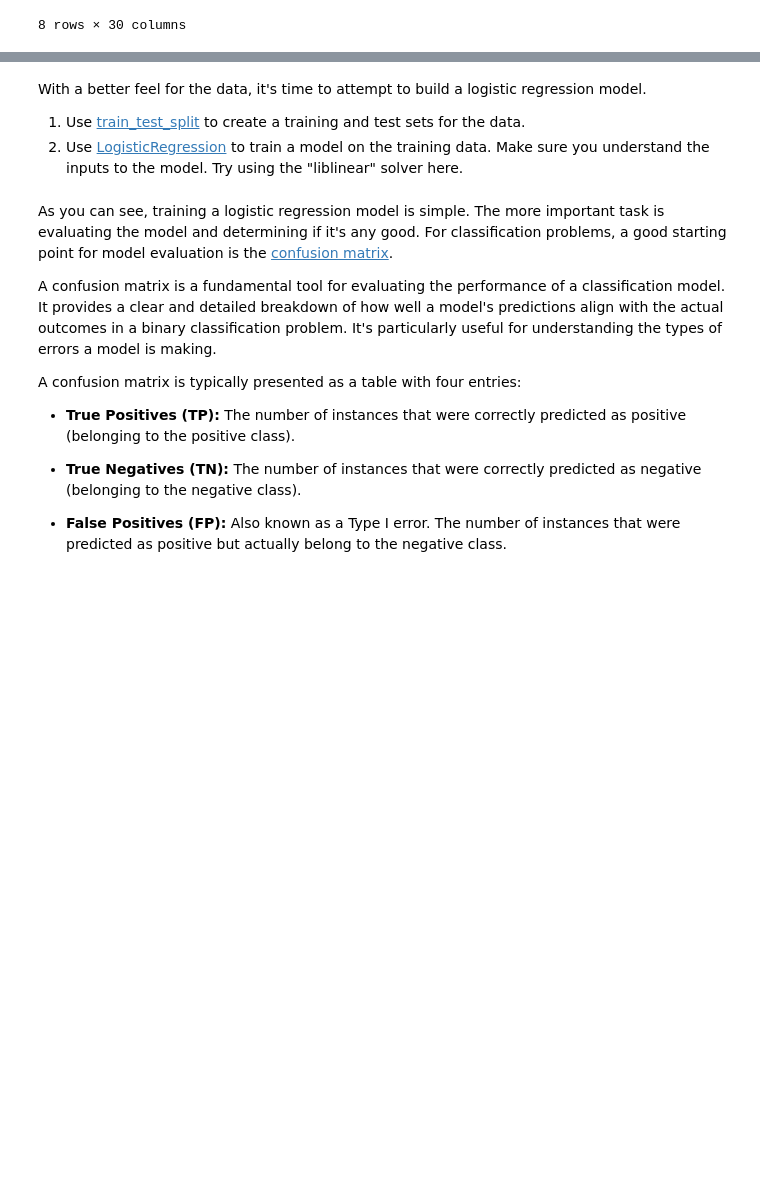
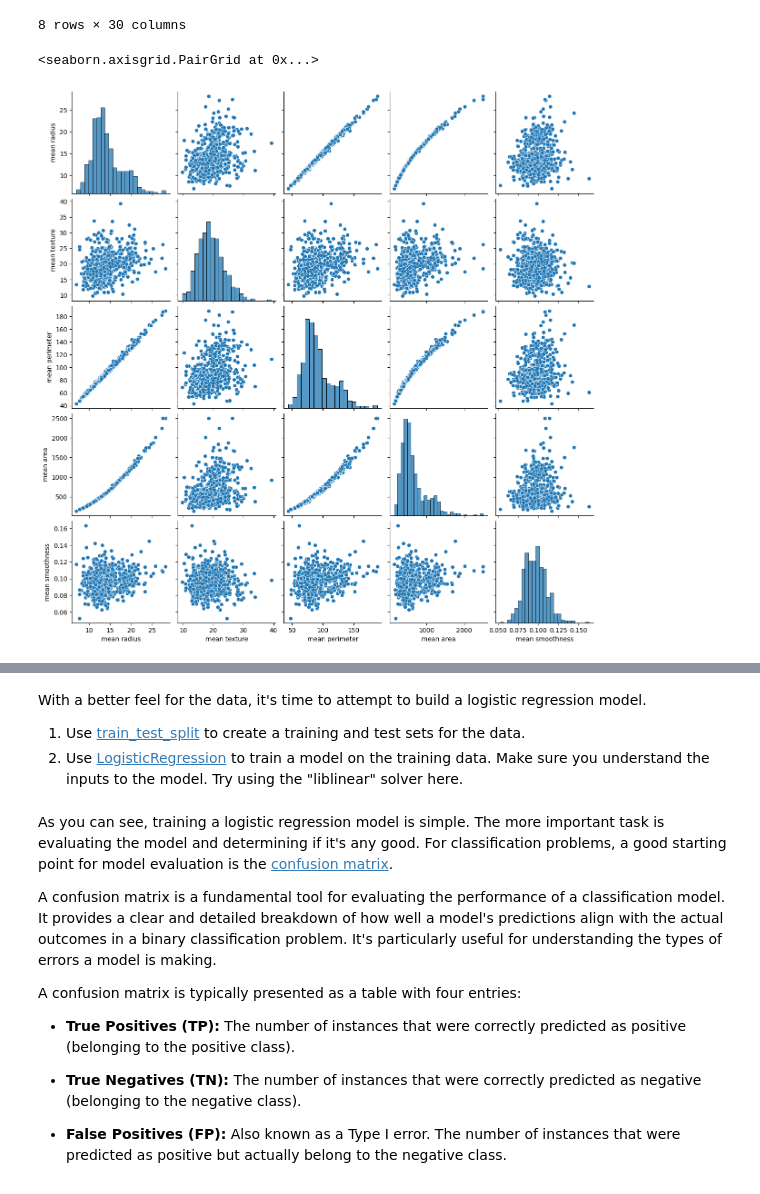
Before and after one commit to kentheman4AI/UMGC-MachineLearning-AI, a Jupyter notebook: Student_MLE_MiniProject_Logistic_Regression.ipynb, the cells around one changed output, grey strips where cells are left out. Saved outputs shown, nothing was run; the diff lists cells and outputs as text; code cells hidden in the pictures; blank space fills up the shorter version.

```diff
--- a/Student_MLE_MiniProject_Logistic_Regression.ipynb
+++ b/Student_MLE_MiniProject_Logistic_Regression.ipynb
@@ -127,5 +127,9 @@ memory usage: 133.5 KB
 8 rows × 30 columns
 # %%
 # Create a pairplot for the first few features
+sns.pairplot(wis_cancer_df.iloc[:,0:5])
+# %% [output]
+<seaborn.axisgrid.PairGrid at 0x...>
+[figure, added]
 # %%
 # Create a correlation coefficeint heatmap
```
Also changed, not shown: parts of 3 cells of this notebook.
